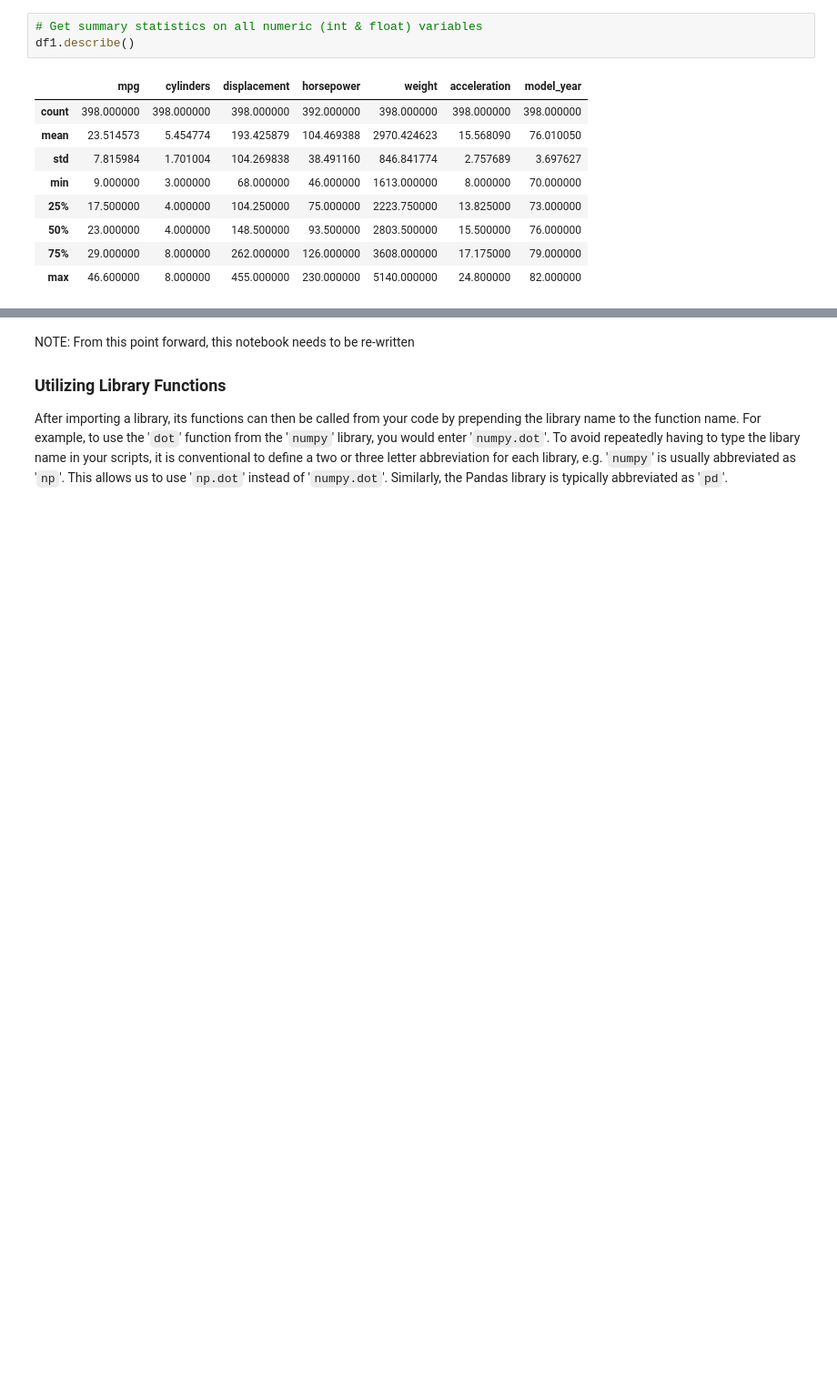
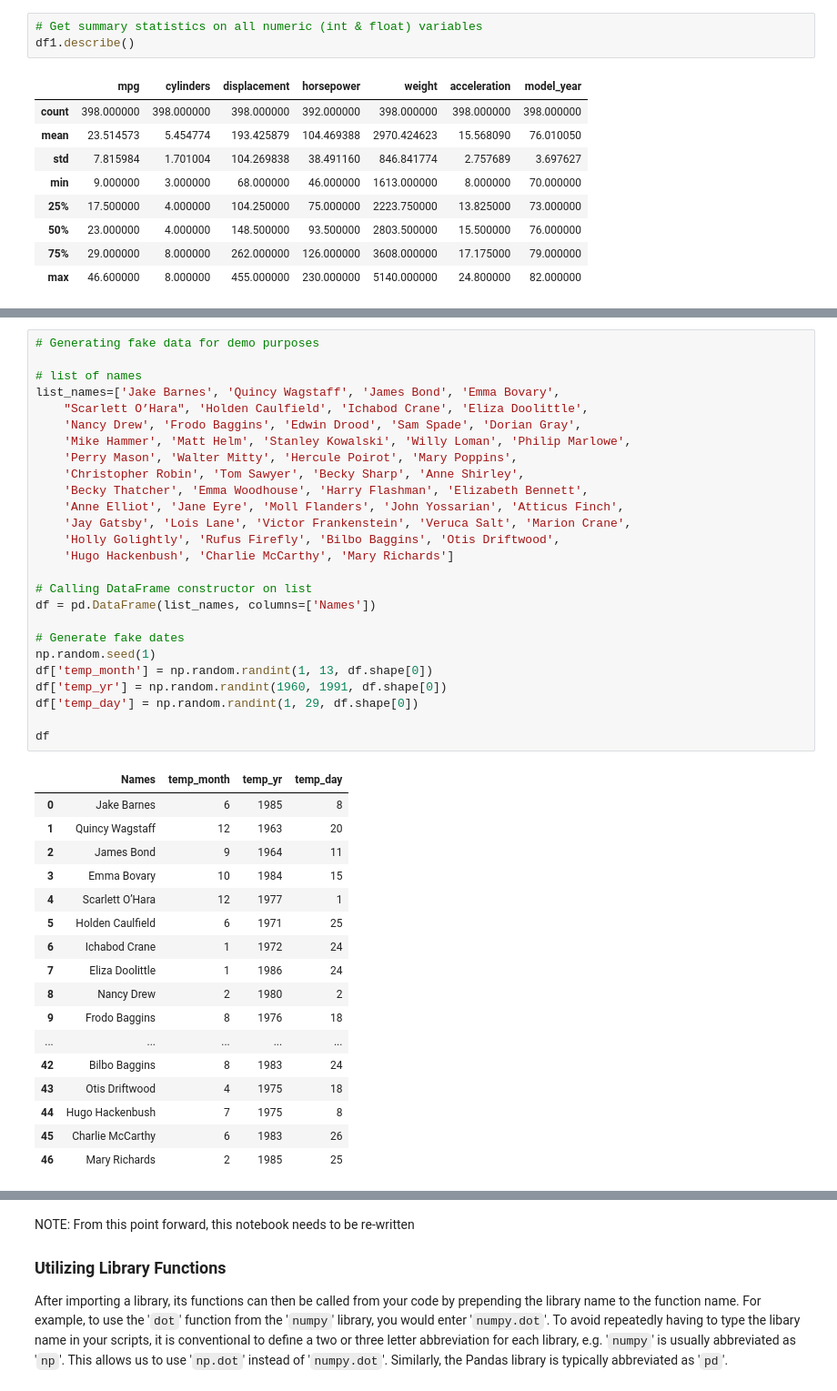
Before and after one commit to etorpy/R_and_Python_Resources, a Jupyter notebook: P1 Data Management.ipynb, the cells around one changed output, grey strips where cells are left out. Shown at 91% size. Cells and saved outputs as stored; diff of their text form; blank space fills up the shorter version.

```diff
--- a/P1 Data Management.ipynb
+++ b/P1 Data Management.ipynb
@@ -143,0 +121,44 @@ df1.describe()
+# %%
+# Generating fake data for demo purposes
+
+# list of names
+list_names=['Jake Barnes', 'Quincy Wagstaff', 'James Bond', 'Emma Bovary',
+    "Scarlett O’Hara", 'Holden Caulfield', 'Ichabod Crane', 'Eliza Doolittle',
+    'Nancy Drew', 'Frodo Baggins', 'Edwin Drood', 'Sam Spade', 'Dorian Gray',
+    'Mike Hammer', 'Matt Helm', 'Stanley Kowalski', 'Willy Loman', 'Philip Marlowe',
+    'Perry Mason', 'Walter Mitty', 'Hercule Poirot', 'Mary Poppins',
+    'Christopher Robin', 'Tom Sawyer', 'Becky Sharp', 'Anne Shirley',
+    'Becky Thatcher', 'Emma Woodhouse', 'Harry Flashman', 'Elizabeth Bennett',
+    'Anne Elliot', 'Jane Eyre', 'Moll Flanders', 'John Yossarian', 'Atticus Finch',
+    'Jay Gatsby', 'Lois Lane', 'Victor Frankenstein', 'Veruca Salt', 'Marion Crane',
+    'Holly Golightly', 'Rufus Firefly', 'Bilbo Baggins', 'Otis Driftwood',
+    'Hugo Hackenbush', 'Charlie McCarthy', 'Mary Richards']
+
+# Calling DataFrame constructor on list
+df = pd.DataFrame(list_names, columns=['Names'])
+
+# Generate fake dates
+np.random.seed(1)
+df['temp_month'] = np.random.randint(1, 13, df.shape[0])
+df['temp_yr'] = np.random.randint(1960, 1991, df.shape[0])
+df['temp_day'] = np.random.randint(1, 29, df.shape[0])
+
+df
+# %% [output]
+|  | Names | temp_month | temp_yr | temp_day |
+| 0 | Jake Barnes | 6 | 1985 | 8 |
+| 1 | Quincy Wagstaff | 12 | 1963 | 20 |
+| 2 | James Bond | 9 | 1964 | 11 |
+| 3 | Emma Bovary | 10 | 1984 | 15 |
+| 4 | Scarlett O’Hara | 12 | 1977 | 1 |
+| 5 | Holden Caulfield | 6 | 1971 | 25 |
+| 6 | Ichabod Crane | 1 | 1972 | 24 |
+| 7 | Eliza Doolittle | 1 | 1986 | 24 |
+| 8 | Nancy Drew | 2 | 1980 | 2 |
+| 9 | Frodo Baggins | 8 | 1976 | 18 |
+| ... | ... | ... | ... | ... |
+| 42 | Bilbo Baggins | 8 | 1983 | 24 |
+| 43 | Otis Driftwood | 4 | 1975 | 18 |
+| 44 | Hugo Hackenbush | 7 | 1975 | 8 |
+| 45 | Charlie McCarthy | 6 | 1983 | 26 |
+| 46 | Mary Richards | 2 | 1985 | 25 |
```
Also changed, not shown: parts of 5 cells of this notebook.
